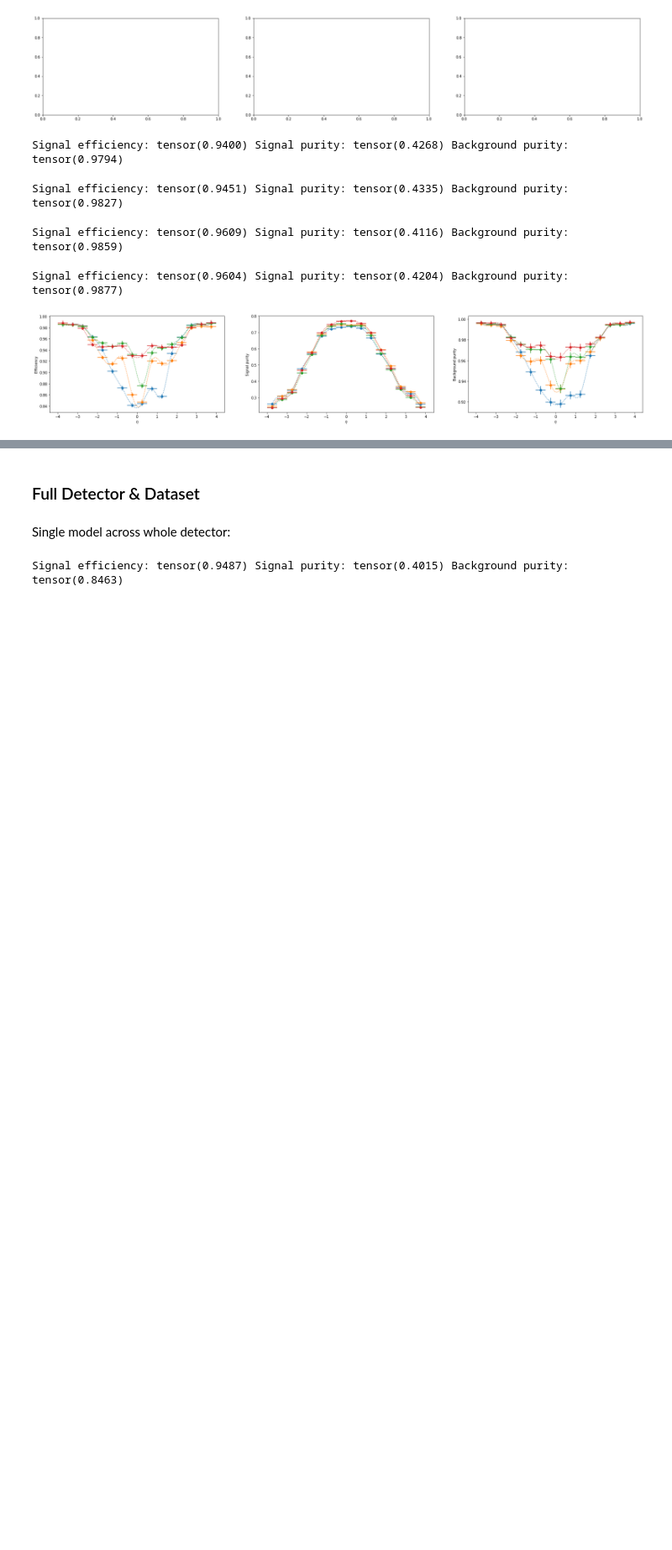
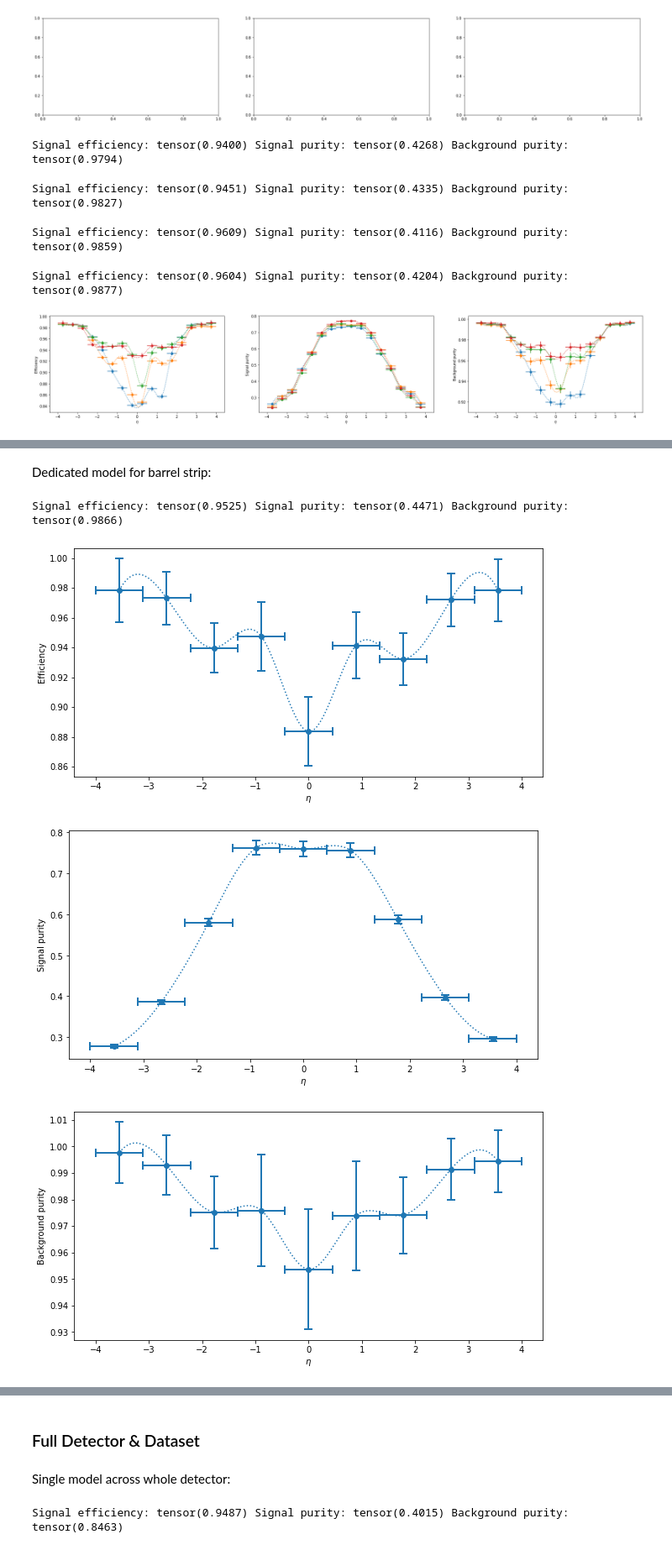
Before and after one commit to HSF-reco-and-software-triggers/Tracking-ML-Exa.TrkX, a Jupyter notebook: Pipelines/Common_Tracking_Example/notebooks/ITk/Exploration/VanillaHeteroGNN.ipynb, the cells around one changed output, grey strips where cells are left out. Shown at 84% size. Saved outputs shown, nothing was run; the diff lists cells and outputs as text; code cells hidden in the pictures; blank space fills up the shorter version.

```diff
--- a/Pipelines/Common_Tracking_Example/notebooks/ITk/Exploration/VanillaHeteroGNN.ipynb
+++ b/Pipelines/Common_Tracking_Example/notebooks/ITk/Exploration/VanillaHeteroGNN.ipynb
@@ -234,0 +292,10 @@ fig
+# %% [markdown]
+Dedicated model for barrel strip:
+# %%
+checkpoint_path = "/global/cfs/cdirs/m3443/data/lightning_models/lightning_checkpoints/ITk_Toy_HeteroGNN/yqfkmkoj/checkpoints/epoch=57-step=13508.ckpt"
+double_model_figs = run_eta_performance(checkpoint_path, HeteroGNN, "train", 2, 0.5, vmin=[0.5, 0.1, 0.7], vmax=[1.0, 0.8, 1.0])
+# %% [output]
+Signal efficiency: tensor(0.9525) Signal purity: tensor(0.4471) Background purity: tensor(0.9866)
+[figure, added]
+[figure, added]
+[figure, added]
```
Also changed, not shown: parts of 17 cells of this notebook, 22 other files.
